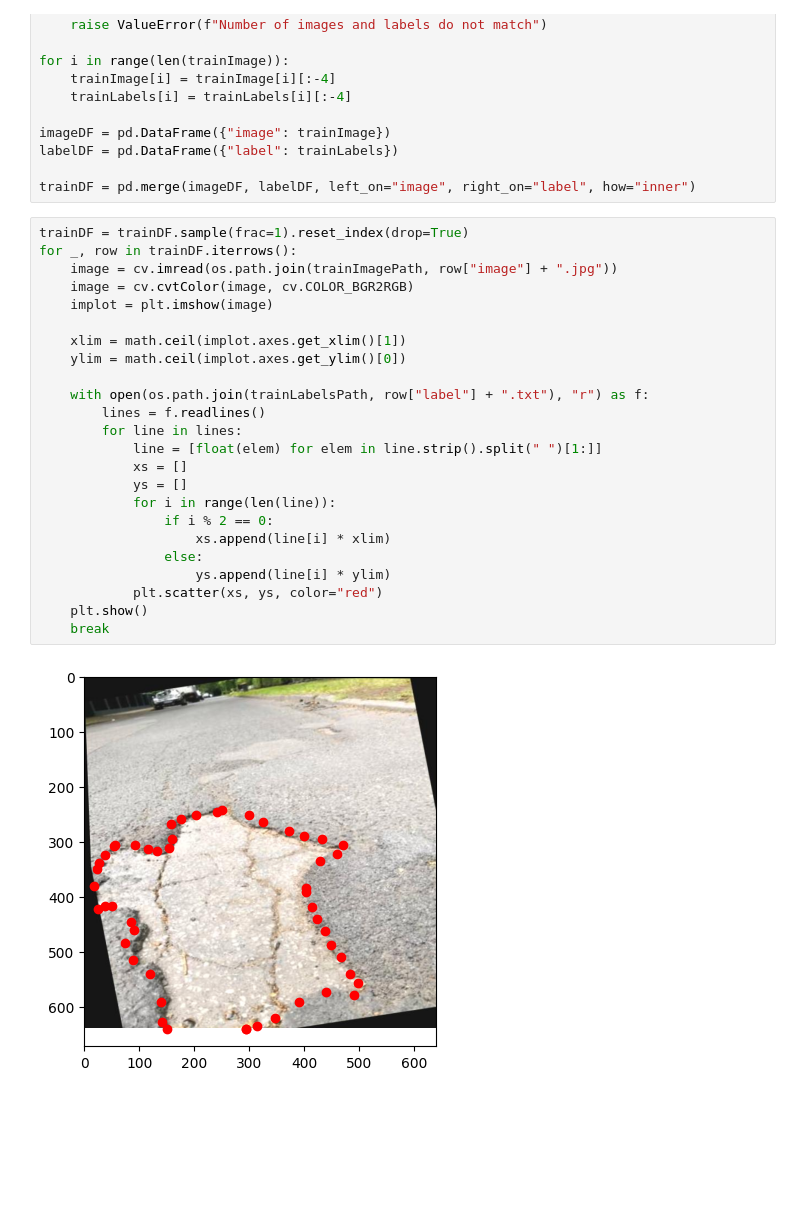
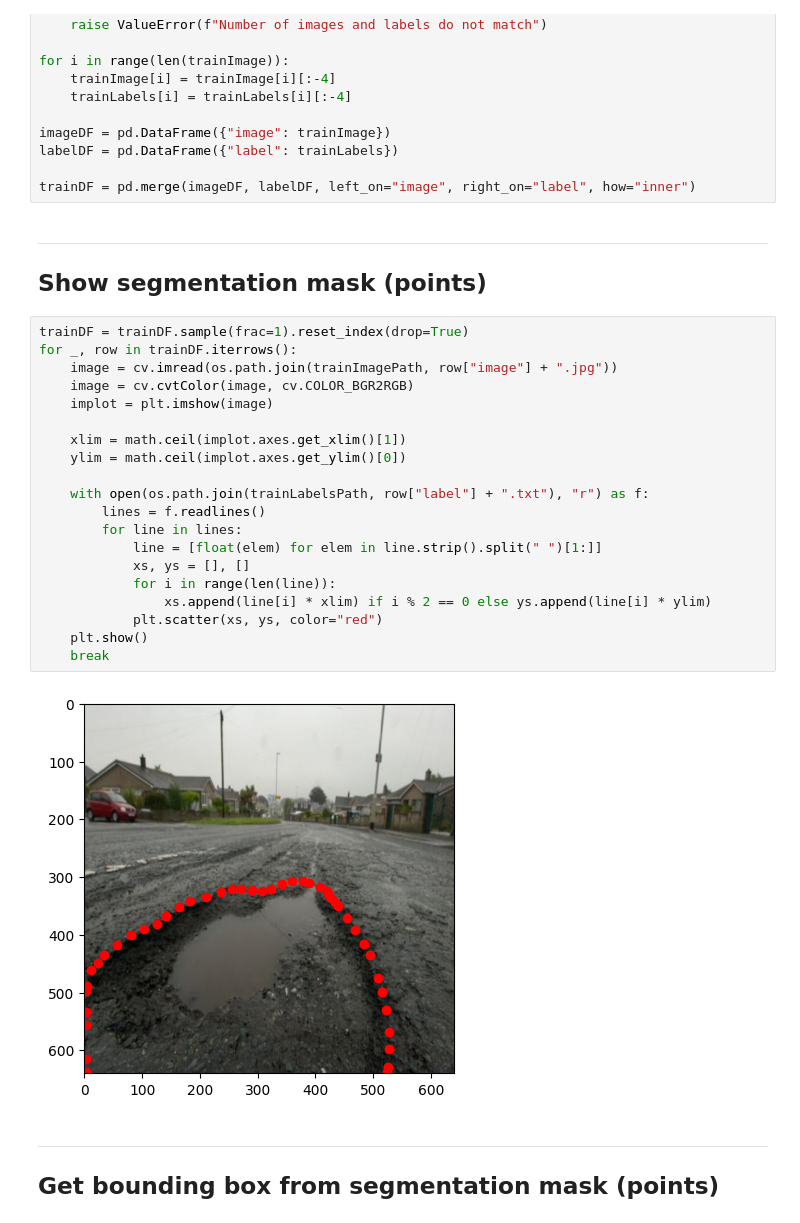
Before and after one commit to JustCati/PotholeSegmentation, a Jupyter notebook: main.ipynb, the cells around one changed output. Saved outputs shown, nothing was run; the diff lists cells and outputs as text; blank space fills up the shorter version.

```diff
--- a/main.ipynb
+++ b/main.ipynb
@@ -37,29 +38,33 @@ imageDF = pd.DataFrame({"image": trainImage})
 labelDF = pd.DataFrame({"label": trainLabels})
 
 trainDF = pd.merge(imageDF, labelDF, left_on="image", right_on="label", how="inner")
+# %% [markdown]
+---
+
+## Show segmentation mask (points)
 # %%
 trainDF = trainDF.sample(frac=1).reset_index(drop=True)
 for _, row in trainDF.iterrows():
     image = cv.imread(os.path.join(trainImagePath, row["image"] + ".jpg"))
     image = cv.cvtColor(image, cv.COLOR_BGR2RGB)
     implot = plt.imshow(image)
 
     xlim = math.ceil(implot.axes.get_xlim()[1])
     ylim = math.ceil(implot.axes.get_ylim()[0])
 
     with open(os.path.join(trainLabelsPath, row["label"] + ".txt"), "r") as f:
         lines = f.readlines()
         for line in lines:
             line = [float(elem) for elem in line.strip().split(" ")[1:]]
-            xs = []
-            ys = []
+            xs, ys = [], []
             for i in range(len(line)):
-                if i % 2 == 0:
-                    xs.append(line[i] * xlim)
-                else:
-                    ys.append(line[i] * ylim)
+                xs.append(line[i] * xlim) if i % 2 == 0 else ys.append(line[i] * ylim)
             plt.scatter(xs, ys, color="red")
     plt.show()
     break
 # %% [output]
-[figure, old version]
+[figure, new version]
+# %% [markdown]
+---
+
+## Get bounding box from segmentation mask (points)
```
Also changed, not shown: parts of 3 cells of this notebook.
